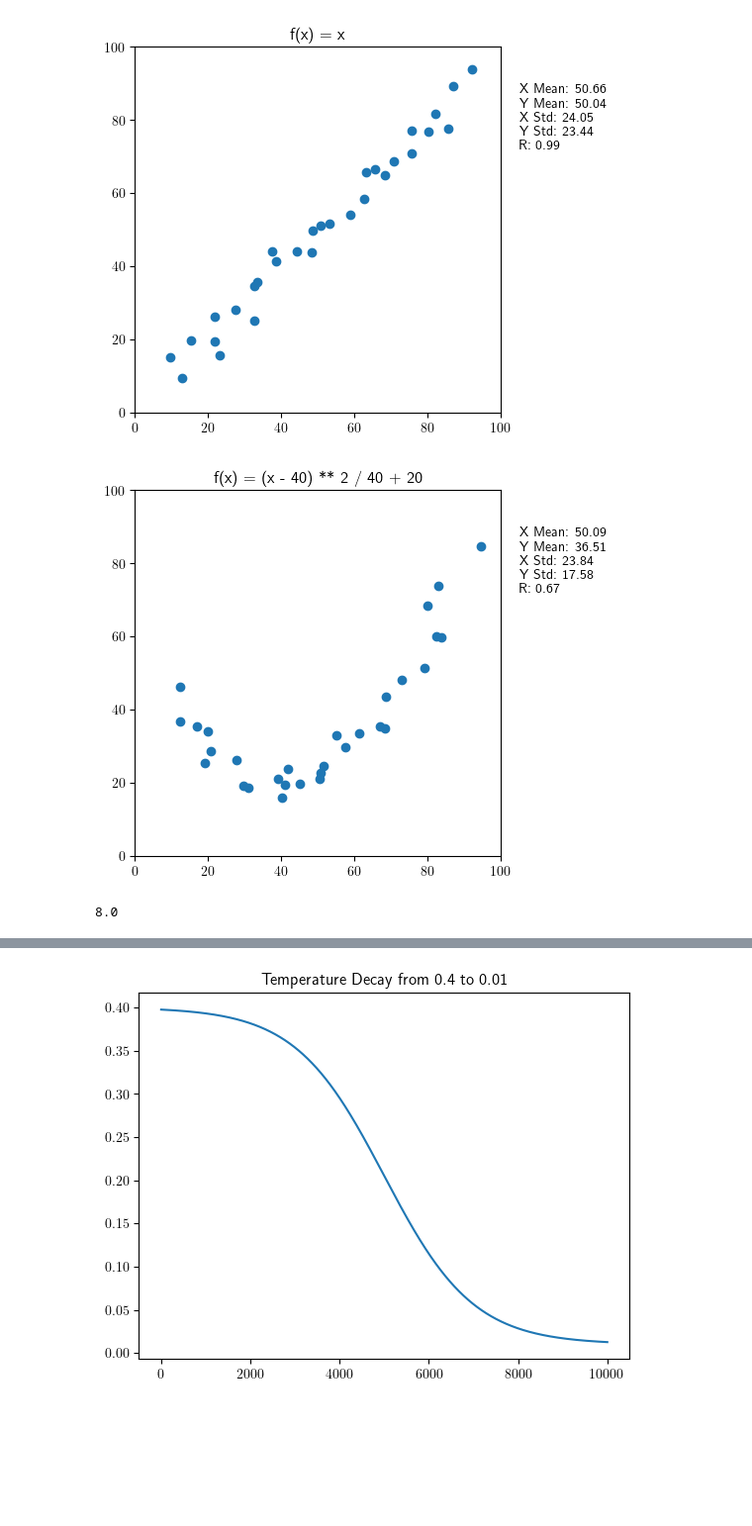
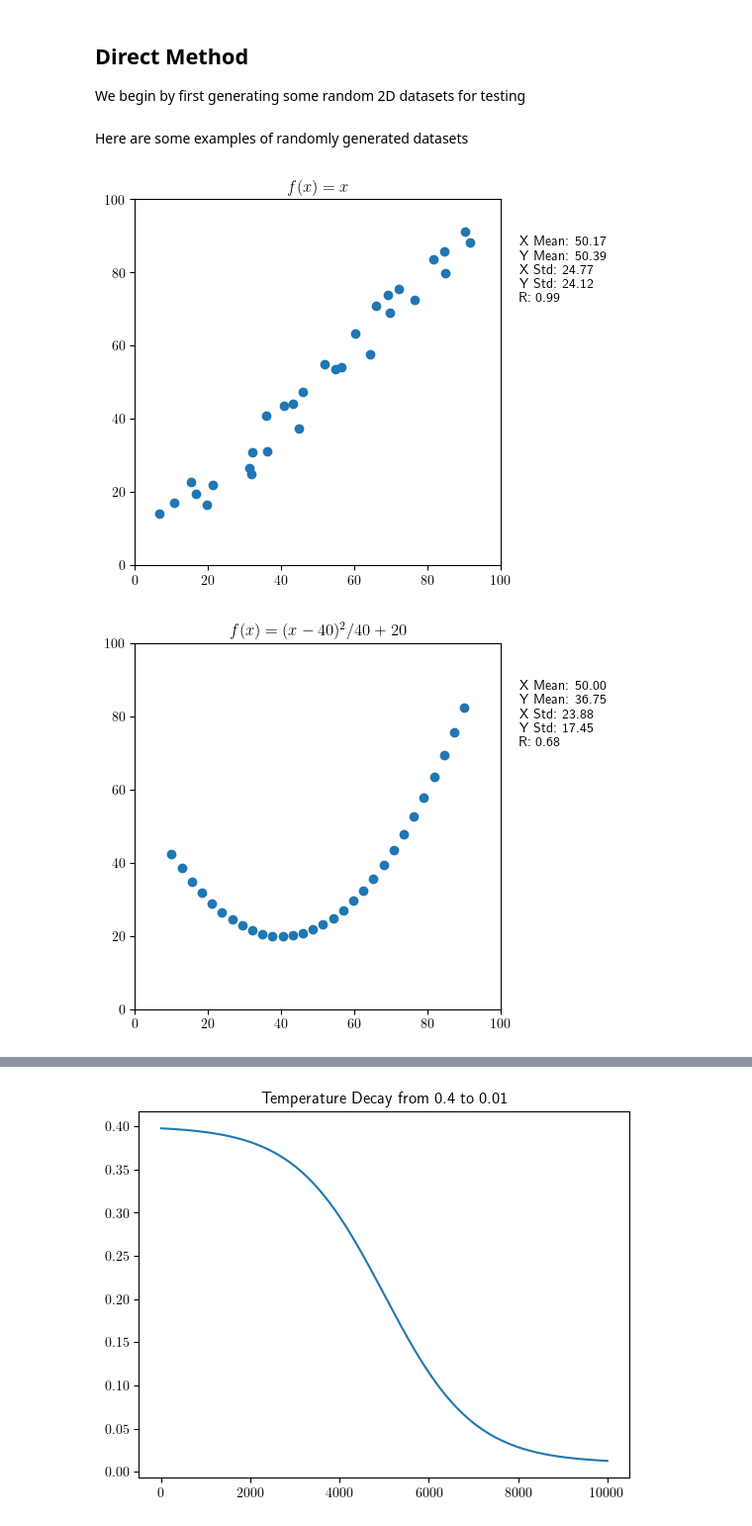
Before and after one commit to ericlovesmath/data-science-projects, a Jupyter notebook: how-to-lie-with-statistics/how-to-lie-with-statistics.ipynb, the cells around one changed output, grey strips where cells are left out. Shown at 99% size. Drawn from its saved outputs; the diff is of its cells as text; code cells hidden in the pictures; blank space fills up the shorter version.

```diff
--- a/how-to-lie-with-statistics/how-to-lie-with-statistics.ipynb
+++ b/how-to-lie-with-statistics/how-to-lie-with-statistics.ipynb
@@ -4,16 +10,28 @@ import matplotlib.pyplot as plt
 from scipy.spatial.distance import cdist
 from scipy.optimize import linear_sum_assignment
 import time
+
+plt.rcParams['text.usetex'] = True
+# %% [markdown]
+## Direct Method
+
+We begin by first generating some random 2D datasets for testing
 # %%
-def gen_dataset(f, noise, N, dom=[10, 90]):
+def gen_dataset(f, N, noise=[3, 3], dom=[10, 90]):
+    """
+    Simple utility function to generate `N` random points
+    according to `f`, with some added `noise`.
+    """
     X = np.linspace(dom[0], dom[1], N)
     Y = f(np.copy(X))
-    X += np.random.uniform(-noise, noise, N)
-    Y += np.random.uniform(-noise, noise, N)
-    return np.vstack([X, Y])
+    return np.vstack([
+        X + np.random.uniform(-noise[0], noise[0], N),
+        Y + np.random.uniform(-noise[1], noise[1], N),
+    ]).transpose()
 
 def summary_statistics(data):
-    X, Y = data[0, :], data[1, :]
+    """ Returns the basic 5 summary statistics of `N x 2 data` """
+    X, Y = data[:, 0], data[:, 1]
     return np.array([
         np.mean(X),
         np.mean(Y),
@@ -23,8 +41,7 @@ def summary_statistics(data):
     ])
 
 def plot_data(data):
-    X, Y = data[0, :], data[1, :]
-    plt.scatter(X, Y)
+    plt.scatter(data[:, 0], data[:, 1])
     plt.xlim(0, 100)
     plt.ylim(0, 100)
     plt.gca().set_aspect("equal")
@@ -34,32 +51,20 @@ def plot_summary(data):
     plt.text(105, 90,
             f"X Mean: {x_mean:.2f}\nY Mean: {y_mean:.2f}\nX Std: {x_std:.2f}\nY Std: {y_std:.2f}\nR: {r:.2f}",
             verticalalignment="top")
+# %% [markdown]
+Here are some examples of randomly generated datasets
 # %%
-data = gen_dataset(lambda x: x, 5, 30)
-plt.title("f(x) = x")
+data = gen_dataset(lambda x: x, 30, noise=[5, 5])
+plt.title(r"$f(x) = x$")
 plot_summary(data)
 plot_data(data)
+plt.show()
+
+data = gen_dataset(lambda x: (x - 40) ** 2 / 40 + 20, 30, noise=[0, 0])
+plt.title(r"$f(x) = (x - 40)^2 / 40 + 20$")
+plot_summary(data)
+plot_data(data)
+plt.show()
 # %% [output]
-[figure, old version]
+[figure, new version]
+[figure, added]
-# %%
-data = gen_dataset(lambda x: (x - 40) ** 2 / 40 + 20, 5, 30)
-plt.title("f(x) = (x - 40) ** 2 / 40 + 20")
-plot_summary(data)
-plot_data(data)
-# %% [output]
-[figure, removed]
-# %%
-def data_dist(source, target):
-    return np.min(np.sum((target - source[:, np.newaxis]) ** 2, axis=0))
-    # distances = np.sqrt(np.sum((source[:, :, np.newaxis] - target[:, np.newaxis, :]) ** 2, axis=0))
-    # min_distances = np.min(distances, axis=1)
-    # return np.sum(min_distances)
-    # dists = cdist(data1, data2)
-    # row_i, col_i = linear_sum_assignment(dists)
-    # dist = np.sum(dists[row_i, col_i])
-    # return dist
-
-target = gen_dataset(lambda x: x, 0, 101, dom=[0, 100])
-print(data_dist(np.array([16, 12]).reshape(2, 1), target))
-# %% [output]
-8.0
```
Also changed, not shown: parts of 13 cells of this notebook.
